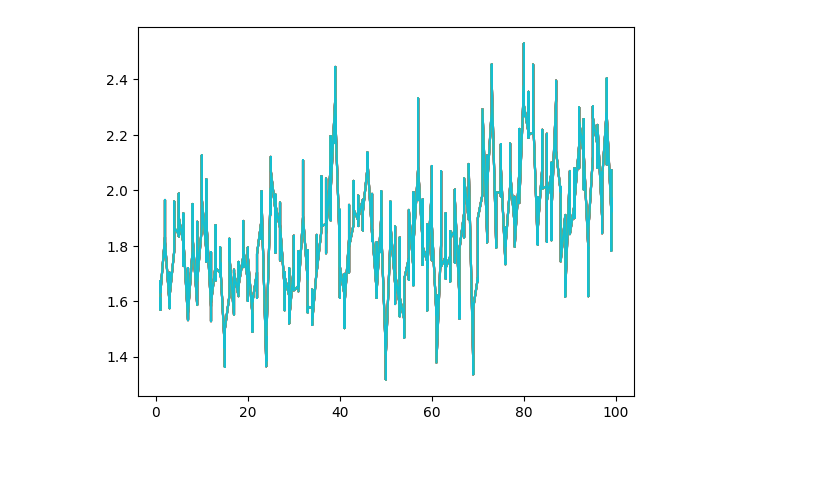
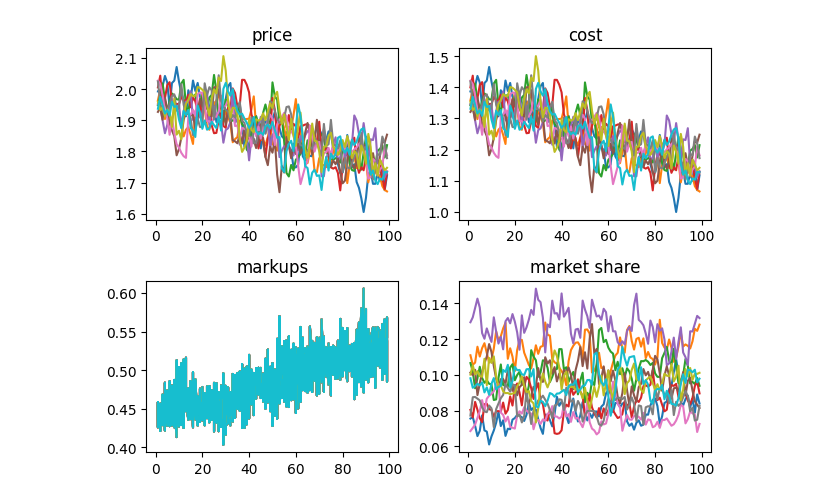
Before and after one commit to anuscabc/markdown_estimation, a Jupyter notebook: plots/plot_single_run.ipynb, the cells around one changed output. Drawn from its saved outputs; the diff is of its cells as text; code cells hidden in the pictures; blank space fills up the shorter version.

```diff
--- a/plots/plot_single_run.ipynb
+++ b/plots/plot_single_run.ipynb
@@ -14,10 +14,19 @@ df.head()
 # %%
+fig, [[ax1, ax2], [ax3, ax4]] = plt.subplots(2, 2)
+
 for firm in df['product'].unique():
     df_firm = df[df['product'] == firm]
-    # plt.plot(df_firm.time, df_firm.price)
-    # plt.plot(df_firm.time, df_firm.cost)
-    plt.plot(df.time, df.markups)
-    # plt.plot(df_firm.time, df_firm.mshare)
+    ax1.plot(df_firm.time, df_firm.price)
+    ax2.plot(df_firm.time, df_firm.cost)
+    ax3.plot(df.time, df.markups)
+    ax4.plot(df_firm.time, df_firm.mshare)
+
+ax1.set_title('price')
+ax2.set_title('cost')
+ax3.set_title('markups')
+ax4.set_title('market share')
+
+plt.tight_layout()
 plt.show()
 # %% [output]
-[figure, old version]
+[figure, new version]
```
Also changed, not shown: parts of 1 cell of this notebook, 10 other files.
